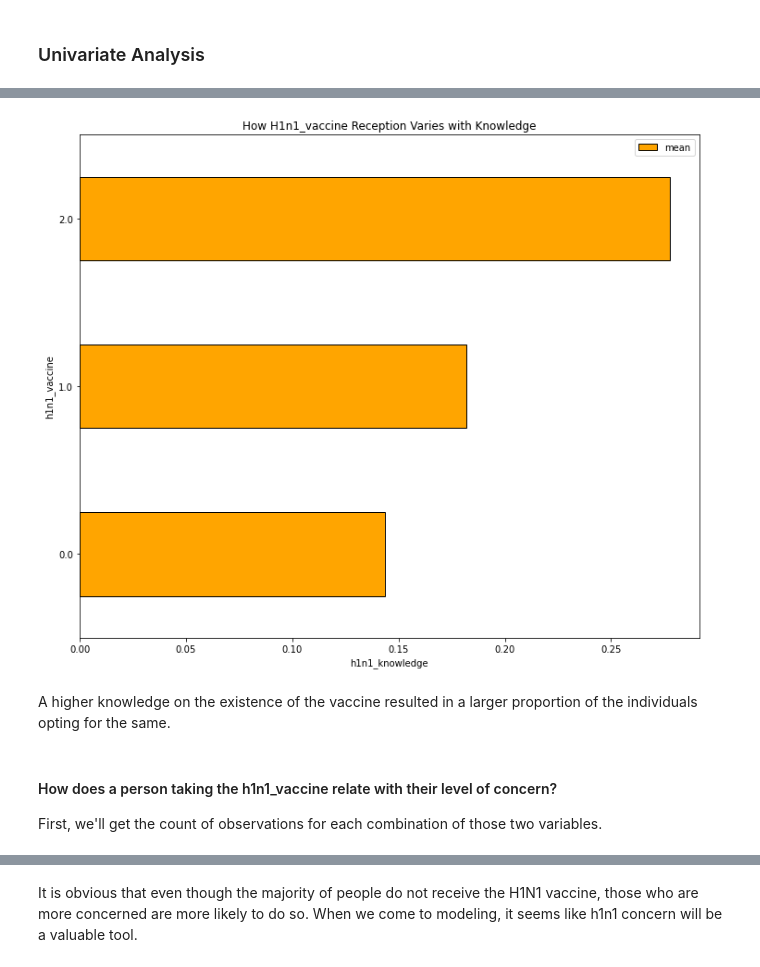
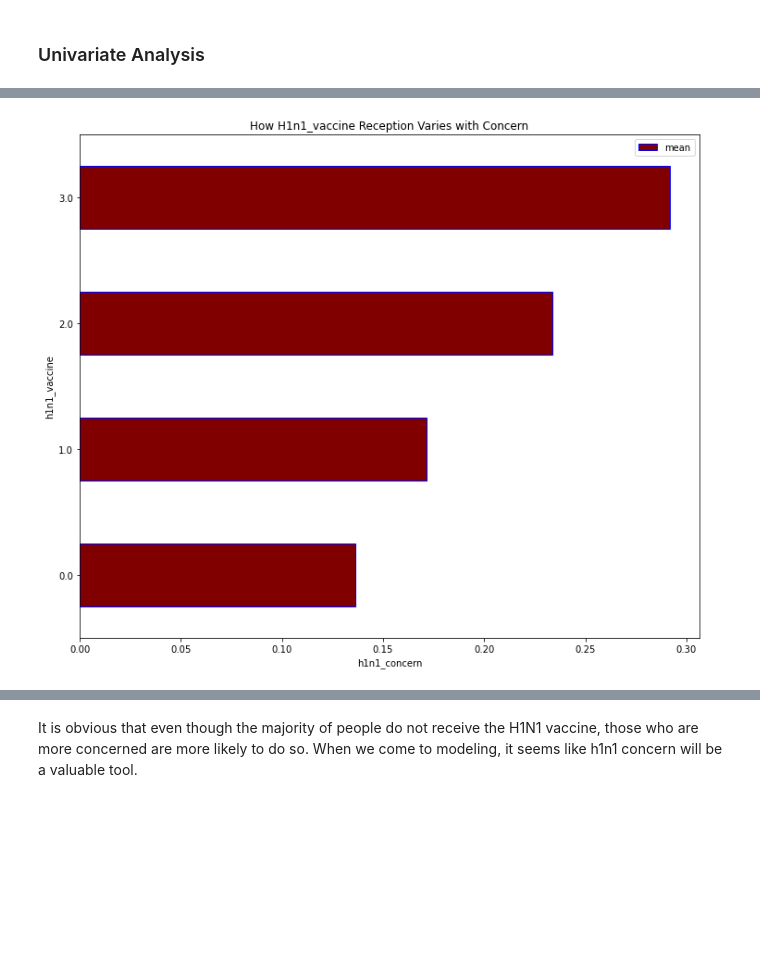
Before and after one commit to CatherineChelagat/Predicting-how-likely-individuals-are-to-receive-H1N1-vaccines, a Jupyter notebook: A Classification Model for Predicting Whether Individuals got their H1N1 Vaccines.ipynb, the cells around one changed output, grey strips where cells are left out. Cells and saved outputs as stored; diff of their text form; code cells hidden in the pictures; blank space fills up the shorter version.

```diff
--- a/A Classification Model for Predicting Whether Individuals got their H1N1 Vaccines.ipynb
+++ b/A Classification Model for Predicting Whether Individuals got their H1N1 Vaccines.ipynb
@@ -340,3 +340,7 @@ h1n1_vaccine                   0
 dtype: int64
 # %% [markdown]
 Our data does not contain any more missing values.
+# %%
+# dropping irrelevant colums
+joined_df = joined_df.drop(['respondent_id', 'hhs_geo_region'], axis=1)
+joined_df.head()
@@ -367,17 +410,11 @@ The response variable for this analysis is h1n1_vaccine.
 # %%
 # Plotting h1n1 vaccine proportion in relation to individuals concern
-joined_df.groupby('h1n1_knowledge')['h1n1_vaccine'].agg(['mean']).plot(kind='barh',
+joined_df.groupby('h1n1_concern')['h1n1_vaccine'].agg(['mean']).plot(kind='barh',
                                                                 figsize=(12,10),
-                                                                color='orange',
-                                                                edgecolor="black")
-plt.xlabel('h1n1_knowledge')
+                                                                color='maroon',
+                                                                edgecolor="blue")
+plt.xlabel('h1n1_concern')
 plt.ylabel('h1n1_vaccine')
-plt.title('How H1n1_vaccine Reception Varies with Knowledge');
+plt.title('How H1n1_vaccine Reception Varies with Concern');
 # %% [output]
-[figure, old version]
+[figure, new version]
-# %% [markdown]
-A higher knowledge on the existence of the vaccine resulted in a larger proportion of the individuals opting for the same.
-# %% [markdown]
-#### How does a person taking the h1n1_vaccine relate with their level of concern?
-
-First, we'll get the count of observations for each combination of those two variables.
```
Also changed, not shown: parts of 21 cells of this notebook.
